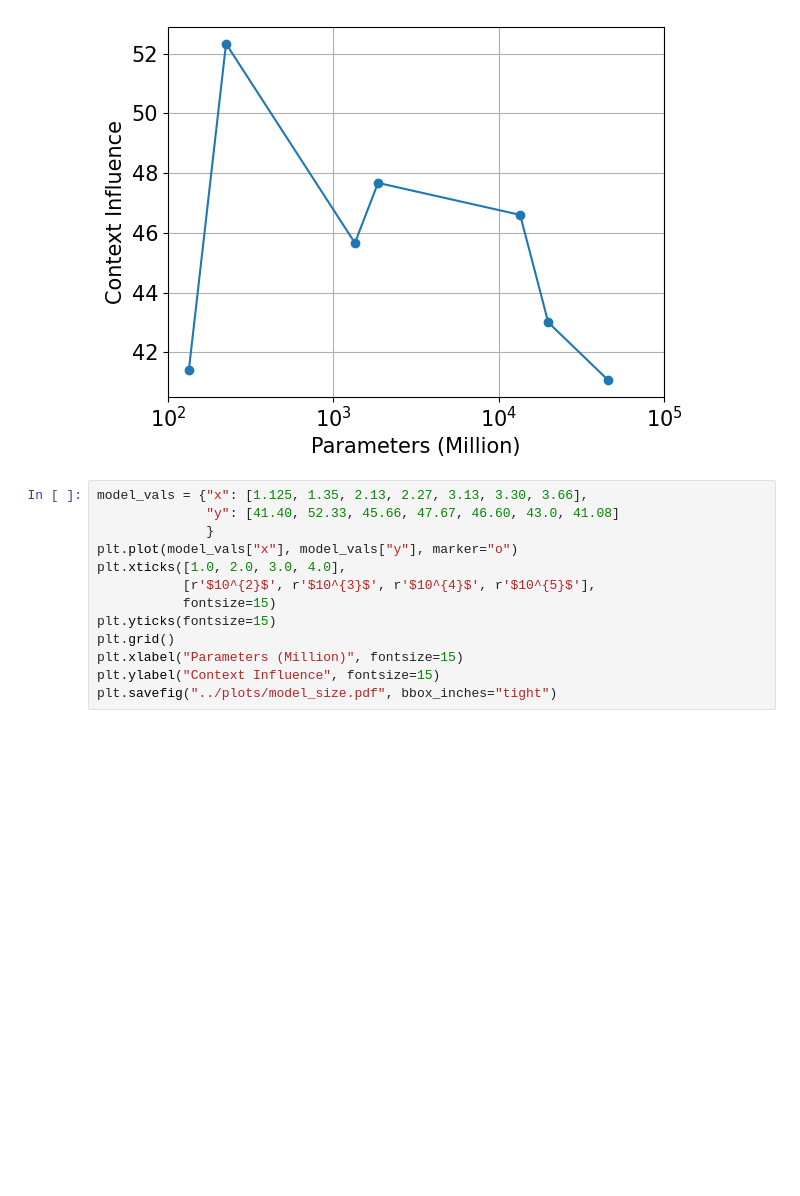
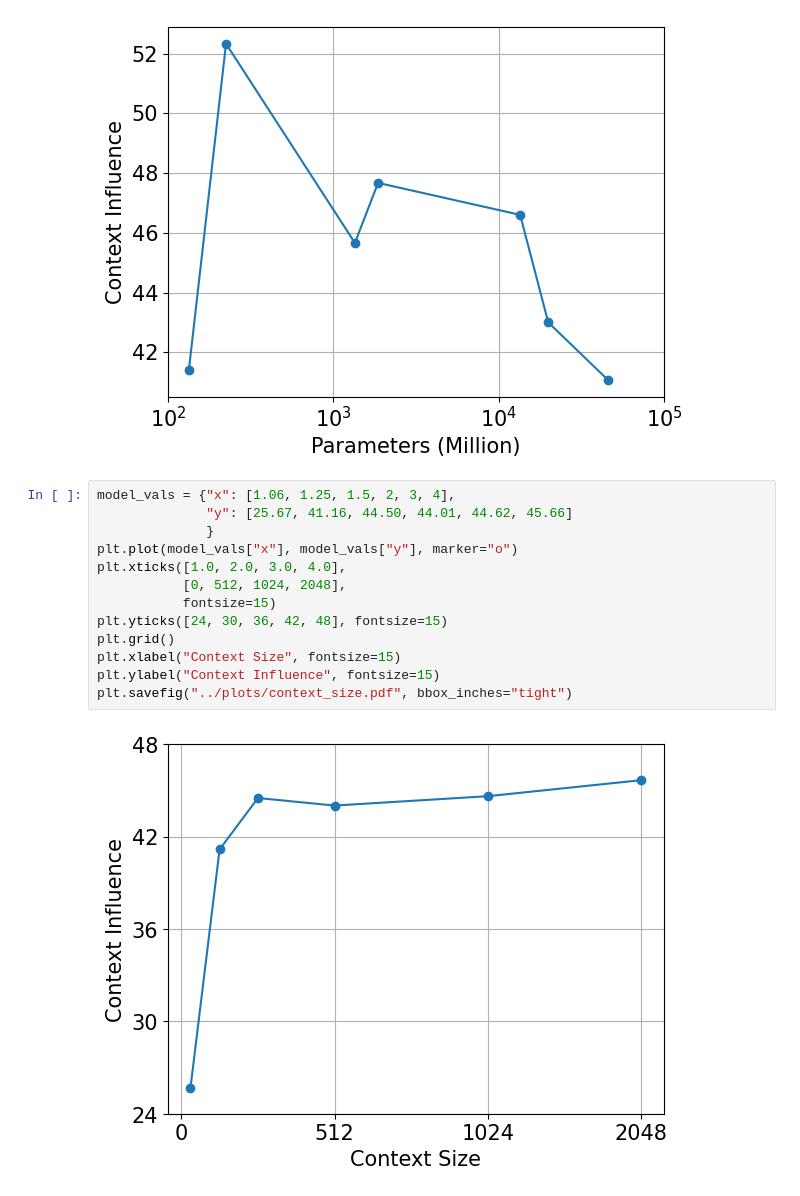
Before and after one commit to james-flemings/context_influence, a Jupyter notebook: notebooks/plotting.ipynb, the cells around one changed output. Cells and saved outputs as stored; diff of their text form; blank space fills up the shorter version.

```diff
--- a/notebooks/plotting.ipynb
+++ b/notebooks/plotting.ipynb
@@ -16,15 +16,17 @@ plt.savefig("../plots/model_size.pdf", bbox_inches="tight")
 # %% [output]
 [figure]
 # %%
-model_vals = {"x": [1.125, 1.35, 2.13, 2.27, 3.13, 3.30, 3.66],
-              "y": [41.40, 52.33, 45.66, 47.67, 46.60, 43.0, 41.08]
+model_vals = {"x": [1.06, 1.25, 1.5, 2, 3, 4],
+              "y": [25.67, 41.16, 44.50, 44.01, 44.62, 45.66]
               }
 plt.plot(model_vals["x"], model_vals["y"], marker="o")
 plt.xticks([1.0, 2.0, 3.0, 4.0],
-           [r'$10^{2}$', r'$10^{3}$', r'$10^{4}$', r'$10^{5}$'],
+           [0, 512, 1024, 2048],
            fontsize=15)
-plt.yticks(fontsize=15)
+plt.yticks([24, 30, 36, 42, 48], fontsize=15)
 plt.grid()
-plt.xlabel("Parameters (Million)", fontsize=15)
+plt.xlabel("Context Size", fontsize=15)
 plt.ylabel("Context Influence", fontsize=15)
-plt.savefig("../plots/model_size.pdf", bbox_inches="tight")
+plt.savefig("../plots/context_size.pdf", bbox_inches="tight")
+# %% [output]
+[figure, added]
```
Also changed, not shown: 8 other files.
